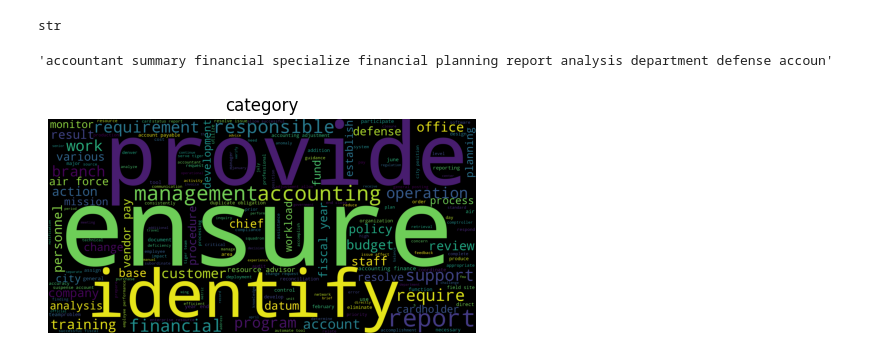
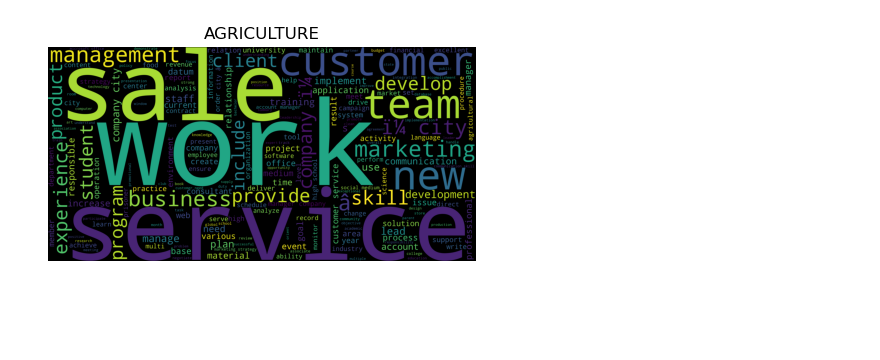
Before and after one commit to svramprabu/Resume-Matching-with-Job-Descriptions-Using-PDF-CVs, a Jupyter notebook: resume matching.ipynb, the cells around one changed output. Saved outputs shown, nothing was run; the diff lists cells and outputs as text; code cells hidden in the pictures; blank space fills up the shorter version.

```diff
--- a/resume matching.ipynb
+++ b/resume matching.ipynb
@@ -15,0 +64,2 @@ from wordcloud import WordCloud
+# %%
+resume_data['Cleaned_Resume']=resume_data['resume_text'].apply(lambda x:clean(x))
@@ -15,0 +85,15 @@ from wordcloud import WordCloud
+# %%
+def wordcloud(df):
+    # txt = df#' '.join(txt for txt in df)
+    txt = ' '.join(txt for txt in resume_data['Cleaned_Resume'])
+    wordcloud = WordCloud(
+        height=2000,
+        width=4000
+    ).generate(txt)
+
+    return wordcloud
+# %%
+categories = np.sort(resume_data['Category'].unique())
+categories
+
+df_categories = [resume_data[resume_data['Category'] == category].loc[:, ['Cleaned_Resume', 'Category']] for category in categories]
@@ -33,5 +132,0 @@ for each in range(number_of_pages):
-# %%
-type(text)
-# text
-# %% [output]
-str
@@ -42,28 +133,15 @@ clean_text = clean(text)
-# %%
-clean_text[:100]
-# %% [output]
-'accountant summary financial specialize financial planning report analysis department defense accoun'
-# %%
-def wordcloud(df):
-    txt = df#' '.join(txt for txt in df)
-    wordcloud = WordCloud(
-        height=2000,
-        width=4000
-    ).generate(txt)
-
-    return wordcloud
 # %%
 plt.figure(figsize=(32, 20))
 
-# for i, category in enumerate(categories):
-wc = wordcloud(clean_text)
+for i, category in enumerate(categories[:1]):
+    wc = wordcloud(df_categories[i])
 
-plt.subplot(5, 5, 1).set_title('category')
-plt.imshow(wc)
-plt.axis('off')
-plt.plot()
+    plt.subplot(5, 5, i+1).set_title(category)
+    plt.imshow(wc)
+    plt.axis('off')
+    plt.plot()
 
 plt.show()
 plt.close()
 # %% [output]
-[figure, old version]
+[figure, new version]
```
Also changed, not shown: parts of 10 cells of this notebook, 6 other files.
